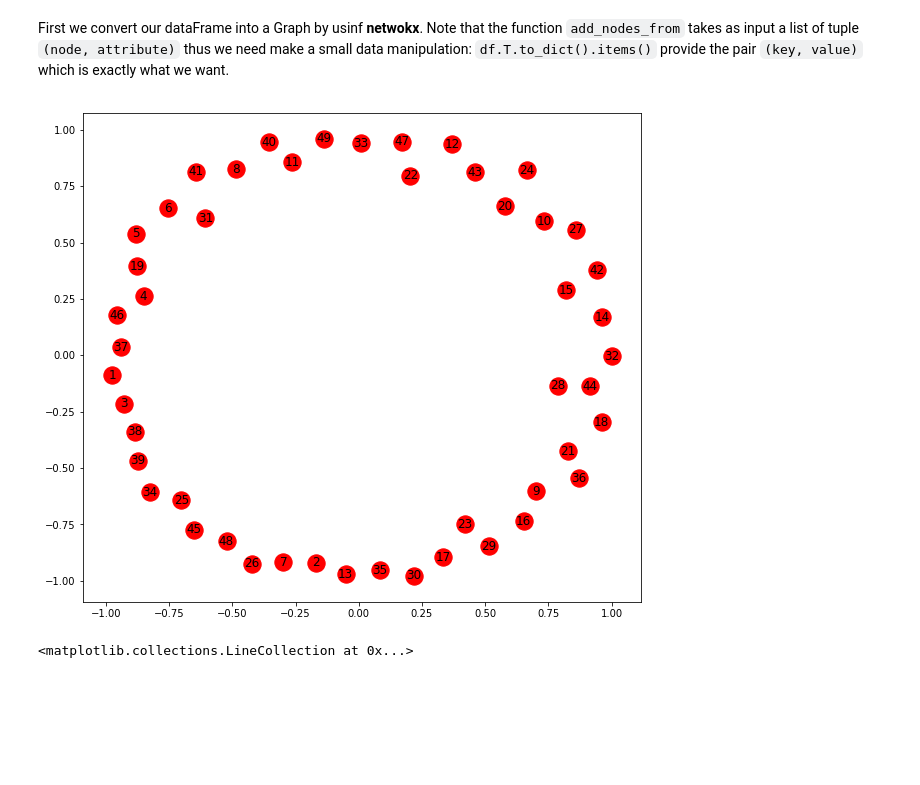
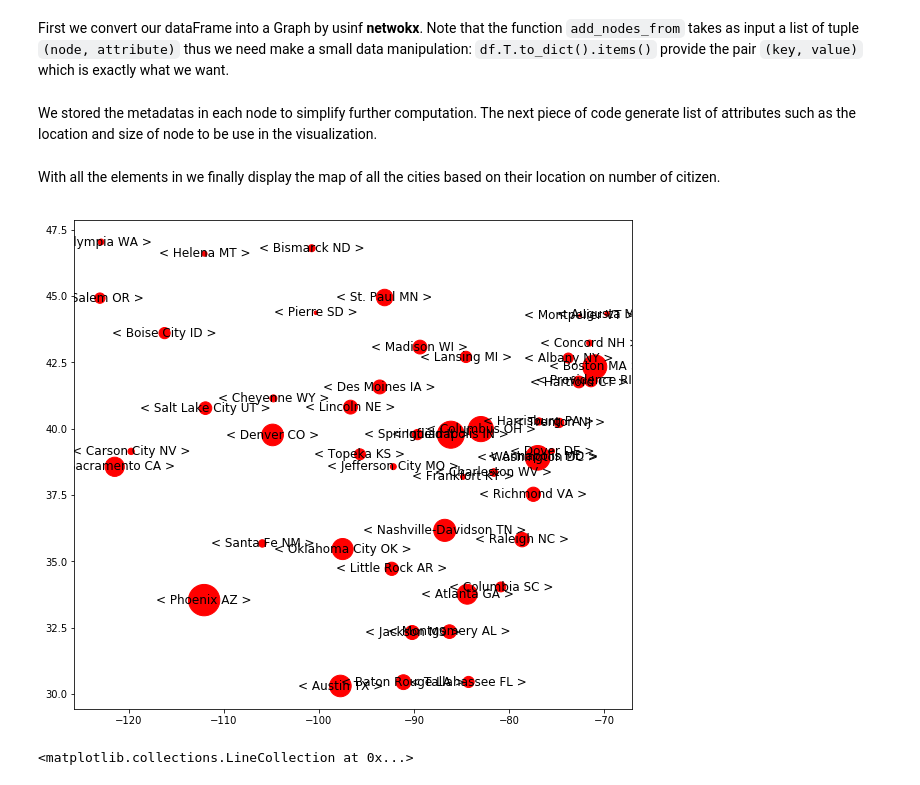
Before and after one commit to xNok/OR_NETWORK-AND-DISCRETE-LOCATION, a Jupyter notebook: POC-Represent datasets.ipynb, the cells around one changed output. Cells and saved outputs as stored; diff of their text form; code cells hidden in the pictures; blank space fills up the shorter version.

```diff
--- a/POC-Represent datasets.ipynb
+++ b/POC-Represent datasets.ipynb
@@ -64,12 +64,20 @@ First we convert our dataFrame into a Graph by usinf **netwokx**. Note that the
 # %%
 G = nx.Graph()
 G.add_nodes_from(df.T.to_dict().items())
+# %% [markdown]
+We stored the metadatas in each node to simplify further computation. The next piece of code generate list of attributes such as the location and size of node to be use in the visualization.
+# %%
+pos = {n:(-d["LATITUDE"],d["LONGITUDE"]) for n,d in G.nodes.items()}
+node_size = [ x / 1000 for n,x in G.nodes.data("CITY POP")]
+# %% [markdown]
+With all the elements in we finally display the map of all the cities based on their location on number of citizen.
 # %%
 plt.figure(figsize = (10,9))
-nx.draw_networkx(G)
+nx.draw_networkx_nodes(G, pos, node_size=node_size)
+nx.draw_networkx_labels(G, pos, labels=dict(G.nodes.data("CITY")))
 plt.show()
 # %% [output]
-[figure, old version]
+[figure, new version]
 # %%
 plt.figure(figsize = (10,9))
 m=Basemap(projection='merc',
```
Also changed, not shown: parts of 2 cells of this notebook.
